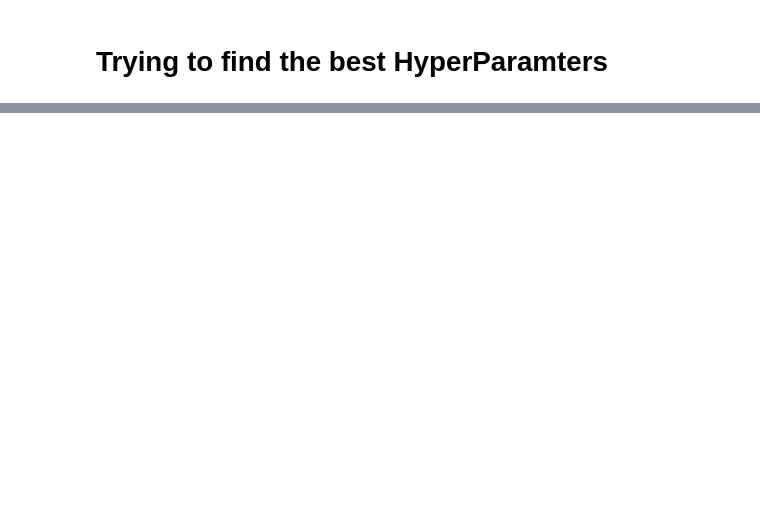
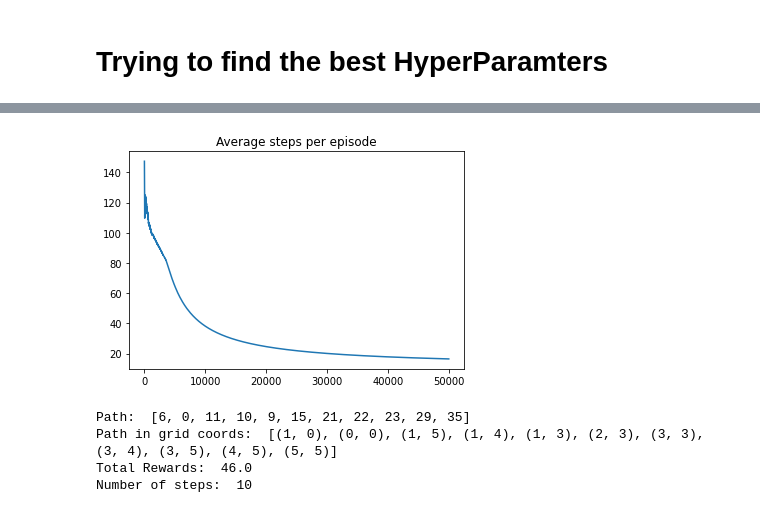
Before and after one commit to alexxcollins/Collins_Adib_INM707_CW, a Jupyter notebook: Hyperparamter_Tuning.ipynb, the cells around one changed output, grey strips where cells are left out. Drawn from its saved outputs; the diff is of its cells as text; code cells hidden in the pictures; blank space fills up the shorter version.

```diff
--- a/Hyperparamter_Tuning.ipynb
+++ b/Hyperparamter_Tuning.ipynb
@@ -63,0 +83,16 @@ plt.show()
+# %%
+steps_plot(a_hist)
+# %% [output]
+[figure, added]
+# %%
+path = find_path(Q_hist[-1])
+r, steps = calculate_rewards(q_learning.R, path)
+print("Path: ",path)
+print("Path in grid coords: ", path_in_grids(path, q_learning.dims))
+print("Total Rewards: ", r)
+print("Number of steps: ",steps)
+# %% [output]
+Path:  [6, 0, 11, 10, 9, 15, 21, 22, 23, 29, 35]
+Path in grid coords:  [(1, 0), (0, 0), (1, 5), (1, 4), (1, 3), (2, 3), (3, 3), (3, 4), (3, 5), (4, 5), (5, 5)]
+Total Rewards:  46.0
+Number of steps:  10
```
Also changed, not shown: parts of 8 cells of this notebook, 2 other files.
